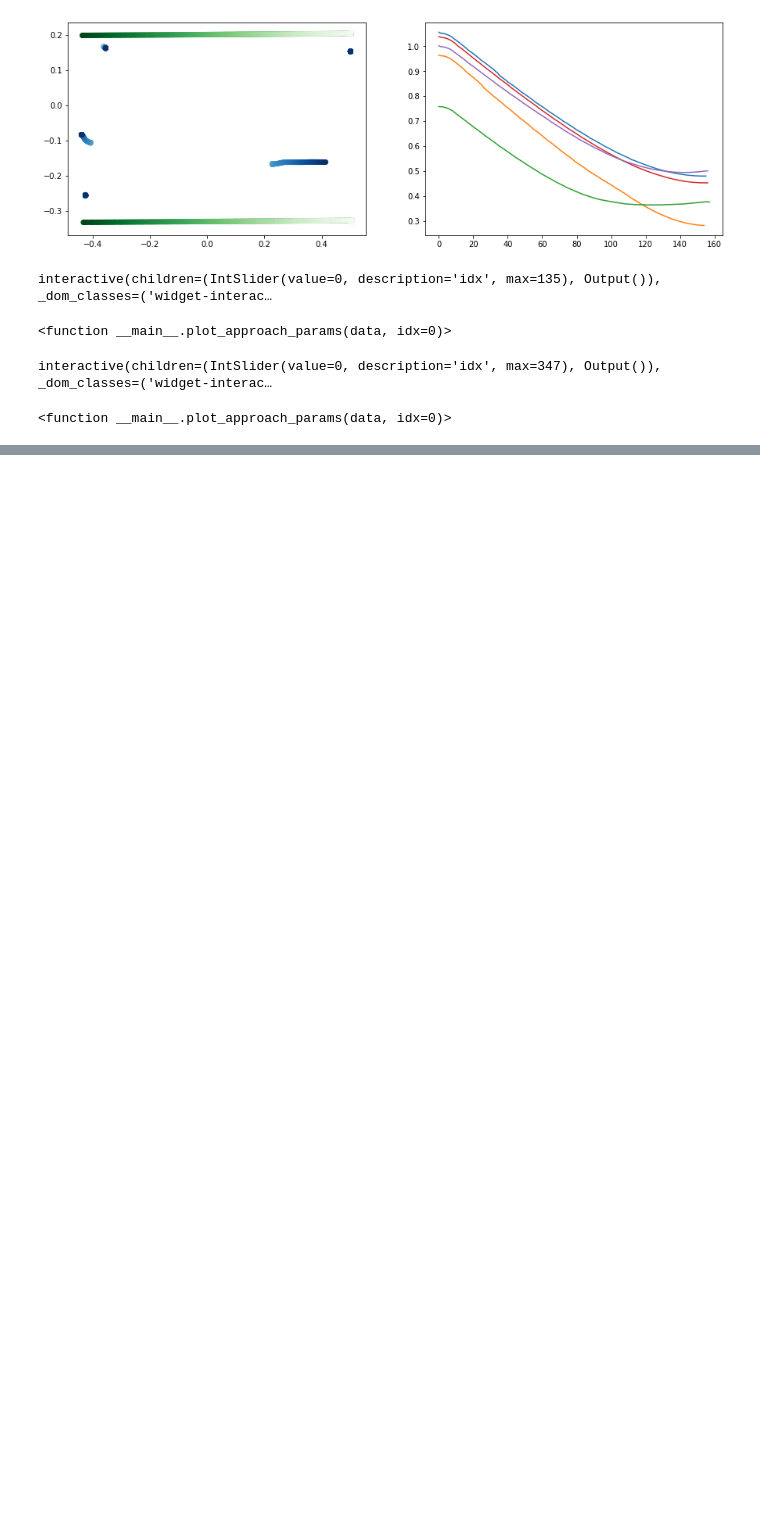
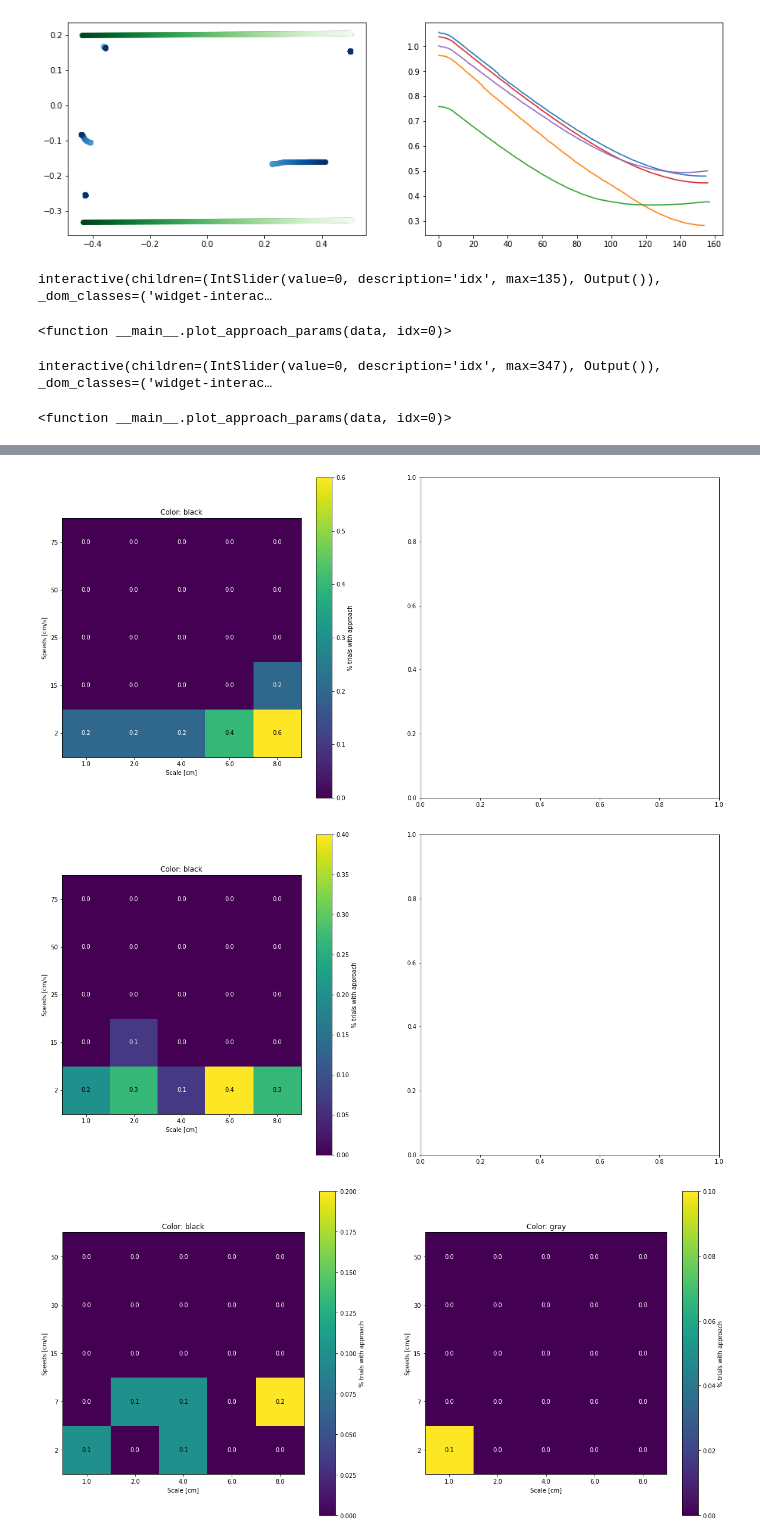
Before and after one commit to drguggiana/prey_capture, a Jupyter notebook: snakemake_scripts/notebooks/Vis_VScreens.ipynb, the cells around one changed output, grey strips where cells are left out. Cells and saved outputs as stored; diff of their text form; code cells hidden in the pictures; blank space fills up the shorter version.

```diff
--- a/snakemake_scripts/notebooks/Vis_VScreens.ipynb
+++ b/snakemake_scripts/notebooks/Vis_VScreens.ipynb
@@ -568,0 +662,17 @@ for i, contrast in enumerate(contrasts):
+# %%
+a = trial_encounters.groupby(['date', 'target_color', 'speed', 'scale'])['has_encounter'].sum() / trial_encounters.groupby(['date', 'target_color', 'speed', 'scale'])['has_encounter'].count()
+# %%
+rows = len(list(a.groupby(['date']).groups.keys()))
+cols = len(list(a.groupby(['target_color']).groups.keys()))
+
+# fig, axes = plt.subplots(nrows=rows, ncols=cols, figsize=(20, 15))
+
+row = 0
+col = 0
+for date, d in a.unstack().groupby(['date']):
+    d = d.reset_index(level=0, drop=True)
+    plot_approach_heatmaps_by_contrast(d, '% trials with approach')
+# %% [output]
+[figure, added]
+[figure, added]
+[figure, added]
```
Also changed, not shown: parts of 25 cells of this notebook.
